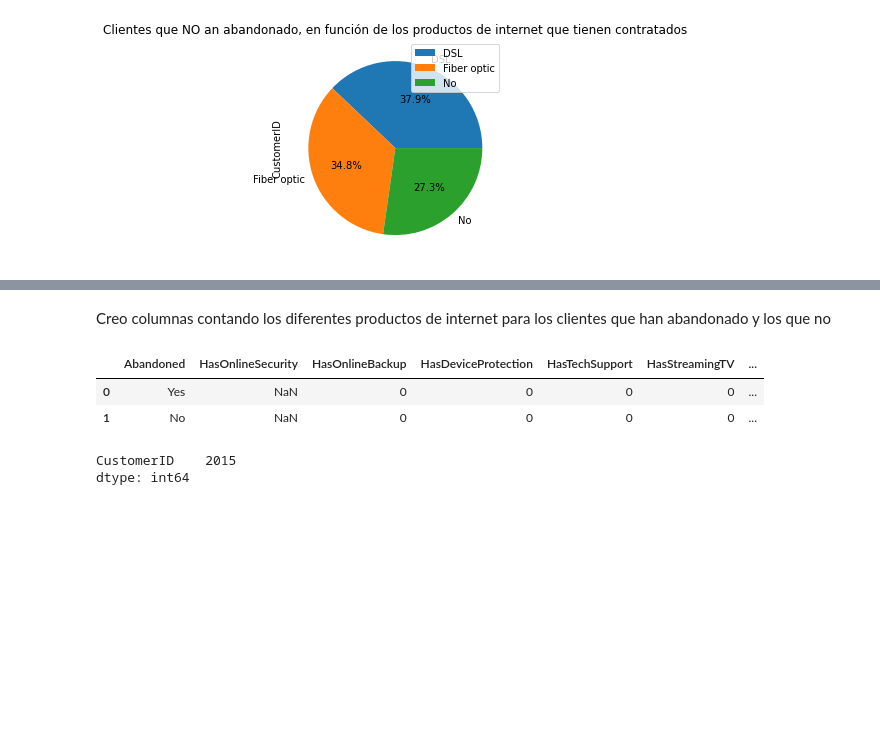
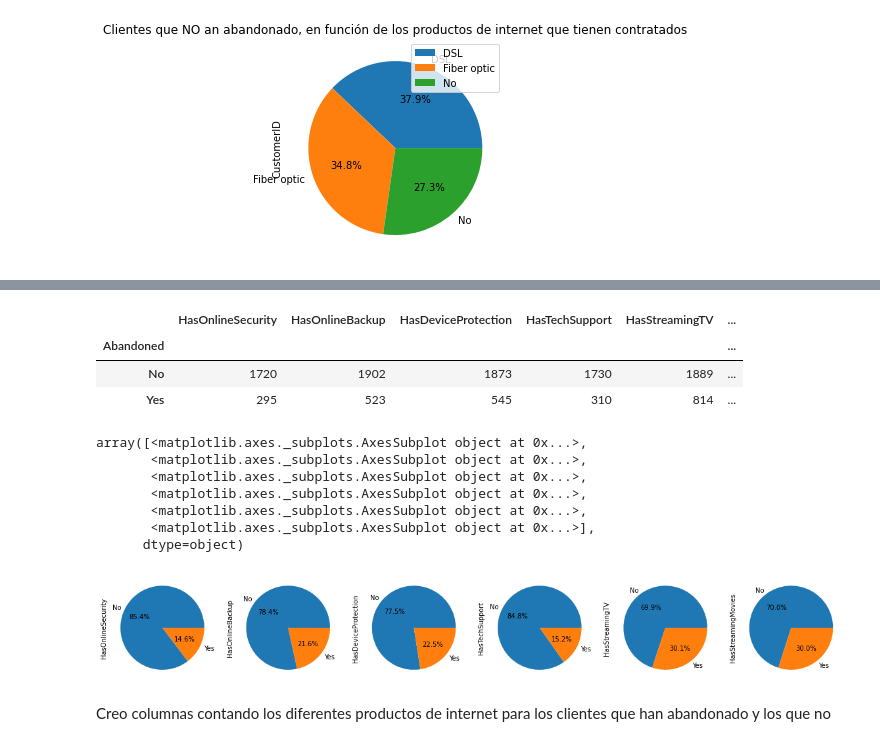
Before and after one commit to jmanuelnavarro/IEBS-DataScience-and-ML, a Jupyter notebook: Clase2_Intro Lenguajes Programación/telco-customer-churn/notebooks/telco customers churn.ipynb, the cells around one changed output, grey strips where cells are left out. Drawn from its saved outputs; the diff is of its cells as text; code cells hidden in the pictures; blank space fills up the shorter version.

```diff
--- a/Clase2_Intro Lenguajes Programación/telco-customer-churn/notebooks/telco customers churn.ipynb
+++ b/Clase2_Intro Lenguajes Programación/telco-customer-churn/notebooks/telco customers churn.ipynb
@@ -471,0 +450,5 @@ df_telco_cust_churn_processed[df_telco_cust_churn_processed["Abandoned"]=="Yes"]
+# %%
+# Nos quedamos con las columnas que queremos analizar
+df_telco_churn_online_products = df_telco_cust_churn_processed[["CustomerID", "Abandoned", "HasOnlineSecurity","HasOnlineBackup","HasDeviceProtection","HasTechSupport","HasStreamingTV","HasStreamingMovies"]]\
+    [df_telco_cust_churn_processed["InternetServiceType"]!="No"]
+df_telco_churn_online_products.head()
@@ -471,0 +462,10 @@ df_telco_cust_churn_processed[df_telco_cust_churn_processed["Abandoned"]=="Yes"]
+# %%
+# Transformamos las columnas de los productos online adicionales en columnas que podamos sumar
+for i in internet_rel_cols:
+    df_telco_churn_online_products[i] = df_telco_churn_online_products[i].replace("No", 0)
+    df_telco_churn_online_products[i] = df_telco_churn_online_products[i].replace("Yes", 1)
+
+df_telco_churn_online_products[["HasOnlineSecurity","HasOnlineBackup","HasDeviceProtection","HasTechSupport","HasStreamingTV","HasStreamingMovies"]] =\
+    df_telco_churn_online_products[["HasOnlineSecurity","HasOnlineBackup","HasDeviceProtection","HasTechSupport","HasStreamingTV","HasStreamingMovies"]].astype(int)
+
+df_telco_churn_online_products.sample(5)
@@ -472,2 +497,23 @@ df_telco_cust_churn_processed[df_telco_cust_churn_processed["Abandoned"]=="Yes"]
+# %%
+df_telco_churn_online_products.groupby(["Abandoned"])\
+    .sum()
+# %% [output]
+|  | HasOnlineSecurity | HasOnlineBackup | HasDeviceProtection | HasTechSupport | HasStreamingTV | ... |
+| Abandoned |  |  |  |  |  | ... |
+| No | 1720 | 1902 | 1873 | 1730 | 1889 | ... |
+| Yes | 295 | 523 | 545 | 310 | 814 | ... |
+# %%
+df_telco_churn_online_products.groupby(["Abandoned"])\
+    .sum()\
+    .plot(kind="pie", subplots = True, figsize=(20, 20), autopct='%1.1f%%', legend = False)
+# %% [output]
+array([<matplotlib.axes._subplots.AxesSubplot object at 0x...>,
+       <matplotlib.axes._subplots.AxesSubplot object at 0x...>,
+       <matplotlib.axes._subplots.AxesSubplot object at 0x...>,
+       <matplotlib.axes._subplots.AxesSubplot object at 0x...>,
+       <matplotlib.axes._subplots.AxesSubplot object at 0x...>,
+       <matplotlib.axes._subplots.AxesSubplot object at 0x...>],
+      dtype=object)
+[figure, added]
 # %% [markdown]
 Creo columnas contando los diferentes productos de internet para los clientes que han abandonado y los que no
@@ -486,14 +520,3 @@ df_telco_internet_products["HasOnlineSecurity"] = df_telco_cust_churn_processed[
-# %%
-df_telco_internet_products
-# %% [output]
-|  | Abandoned | HasOnlineSecurity | HasOnlineBackup | HasDeviceProtection | HasTechSupport | HasStreamingTV | ... |
-| 0 | Yes | NaN | 0 | 0 | 0 | 0 | ... |
-| 1 | No | NaN | 0 | 0 | 0 | 0 | ... |
-# %%
-df_telco_cust_churn_processed[df_telco_cust_churn_processed["HasOnlineSecurity"] == "Yes"].count()[["CustomerID"]]
-# %% [output]
-CustomerID    2015
-dtype: int64
 # %%
 # Ordenación según los cargos
 df_telco_cust_churn.sort_values(['TotalCharges','MonthlyCharges'], ascending=[False, False]).head(5)
```
Also changed, not shown: parts of 14 cells of this notebook.
